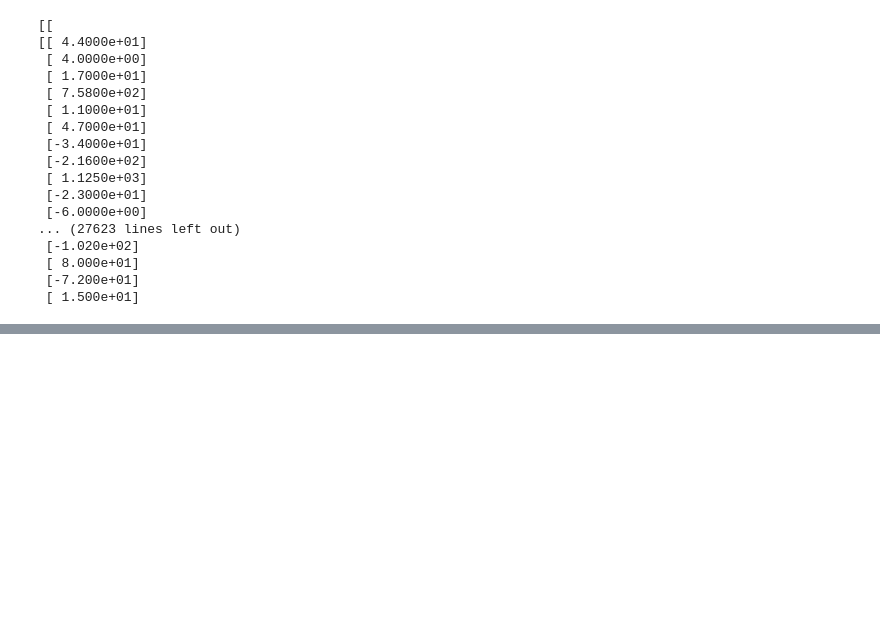
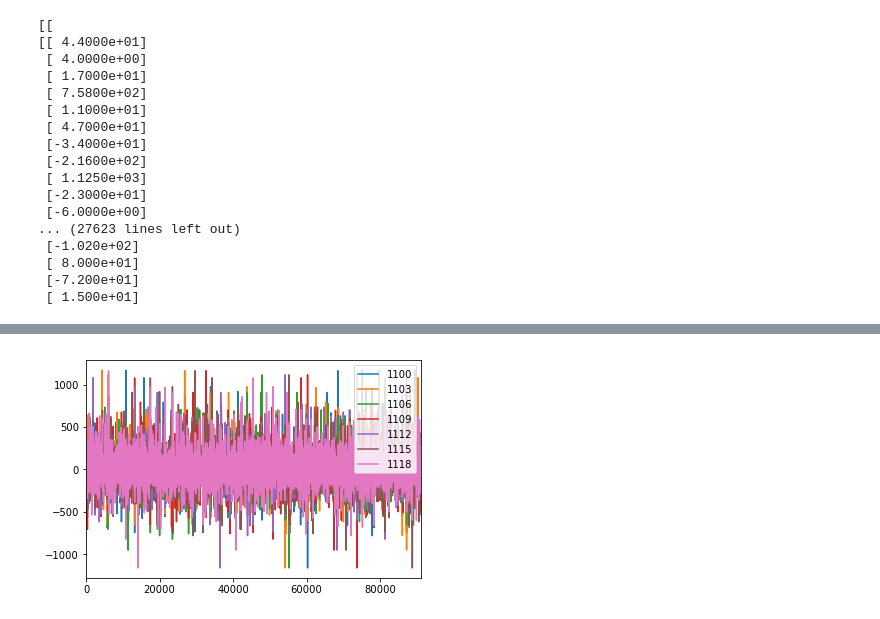
Before and after one commit to kpernyer/breakk, a Jupyter notebook: code/prototype keras.ipynb, the cells around one changed output, grey strips where cells are left out. Saved outputs shown, nothing was run; the diff lists cells and outputs as text; code cells hidden in the pictures; blank space fills up the shorter version.

```diff
--- a/code/prototype keras.ipynb
+++ b/code/prototype keras.ipynb
@@ -107,0 +214,5 @@ for batch in data_iter:
+# %%
+xtrain[xtrain.columns[1100:1120:3]].plot()
+plt.show()
+# %% [output]
+[figure, added]
```
Also changed, not shown: parts of 34 cells of this notebook.
